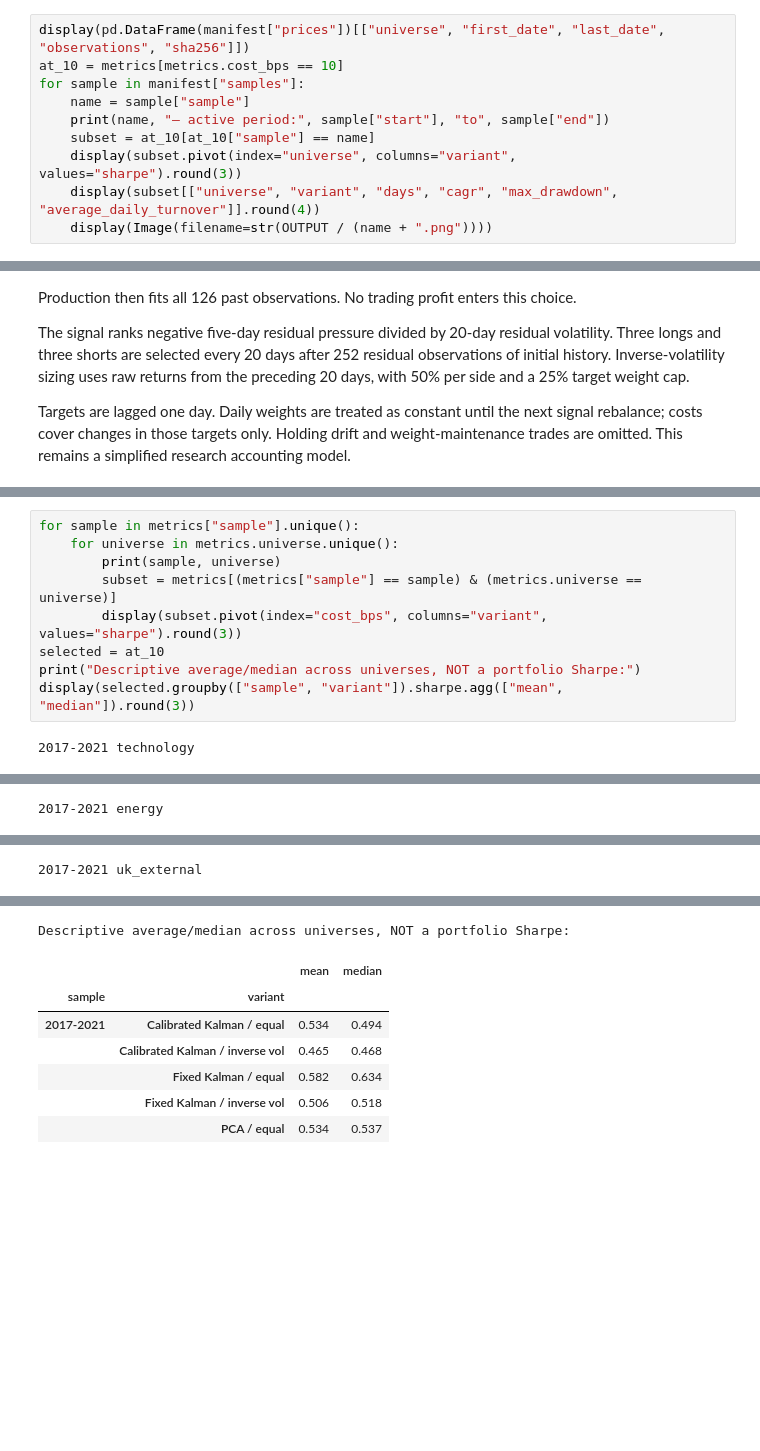
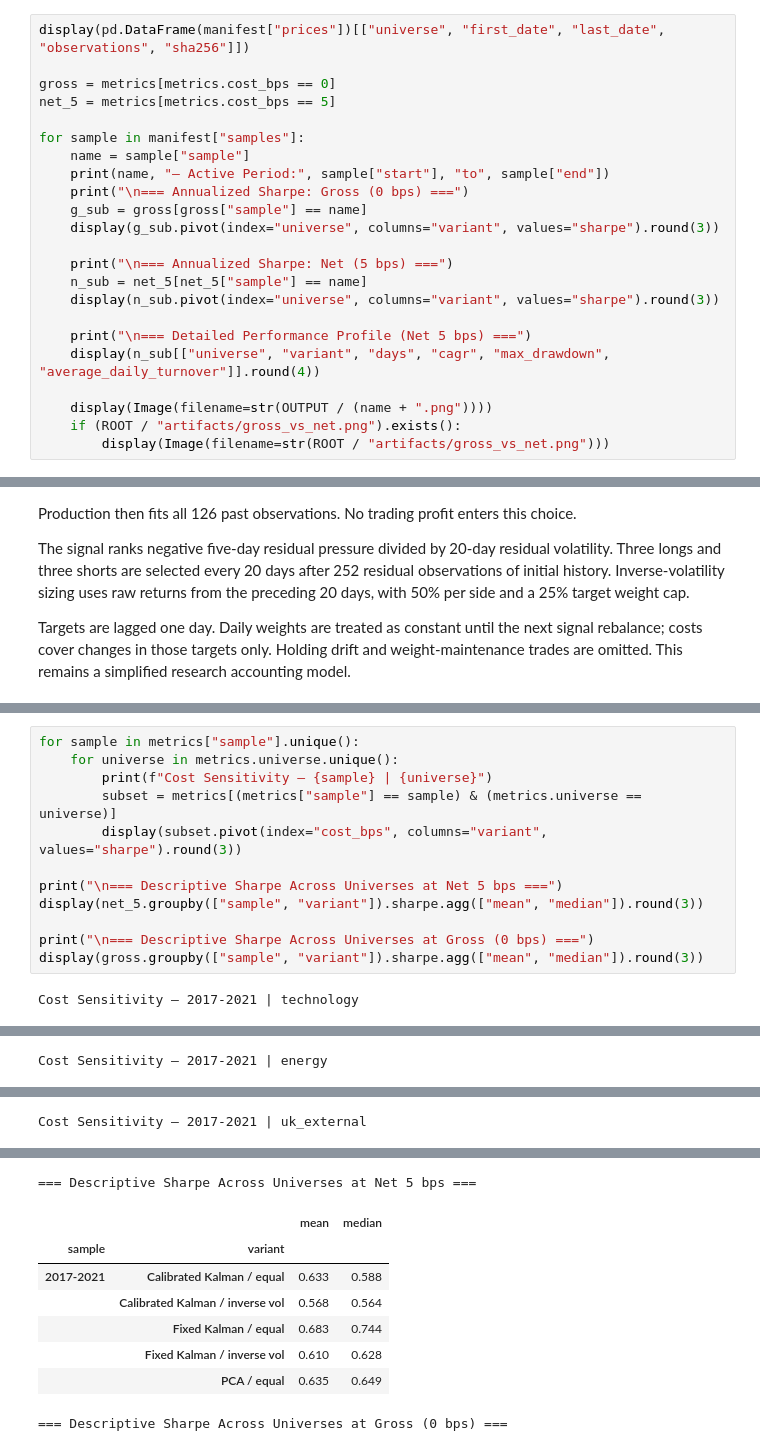
Before and after one commit to Juliansaiani/pca-kalman-stat-arb, a Jupyter notebook: notebooks/research.ipynb, the cells around one changed output, grey strips where cells are left out. Cells and saved outputs as stored; diff of their text form; blank space fills up the shorter version.

```diff
--- a/notebooks/research.ipynb
+++ b/notebooks/research.ipynb
@@ -41,13 +43,26 @@ The model and signal-history windows use the configured 2017–2021 observations
 The active window is 9 July 2018–31 December 2021. All series have exactly the same first and last calendar date. There are no initial zero-exposure rows in the figures, and all five variants are plotted.
 # %%
 display(pd.DataFrame(manifest["prices"])[["universe", "first_date", "last_date", "observations", "sha256"]])
-at_10 = metrics[metrics.cost_bps == 10]
+
+gross = metrics[metrics.cost_bps == 0]
+net_5 = metrics[metrics.cost_bps == 5]
+
 for sample in manifest["samples"]:
     name = sample["sample"]
-    print(name, "— active period:", sample["start"], "to", sample["end"])
-    subset = at_10[at_10["sample"] == name]
-    display(subset.pivot(index="universe", columns="variant", values="sharpe").round(3))
-    display(subset[["universe", "variant", "days", "cagr", "max_drawdown", "average_daily_turnover"]].round(4))
+    print(name, "— Active Period:", sample["start"], "to", sample["end"])
+    print("\n=== Annualized Sharpe: Gross (0 bps) ===")
+    g_sub = gross[gross["sample"] == name]
+    display(g_sub.pivot(index="universe", columns="variant", values="sharpe").round(3))
+
+    print("\n=== Annualized Sharpe: Net (5 bps) ===")
+    n_sub = net_5[net_5["sample"] == name]
+    display(n_sub.pivot(index="universe", columns="variant", values="sharpe").round(3))
+
+    print("\n=== Detailed Performance Profile (Net 5 bps) ===")
+    display(n_sub[["universe", "variant", "days", "cagr", "max_drawdown", "average_daily_turnover"]].round(4))
+
     display(Image(filename=str(OUTPUT / (name + ".png"))))
+    if (ROOT / "artifacts/gross_vs_net.png").exists():
+        display(Image(filename=str(ROOT / "artifacts/gross_vs_net.png")))
 # %% [output]
 |  | universe | first_date | last_date | observations | sha256 |
@@ -99,14 +125,17 @@ The five variants use the same evaluation dates and turnover-cost convention. Al
 # %%
 for sample in metrics["sample"].unique():
     for universe in metrics.universe.unique():
-        print(sample, universe)
+        print(f"Cost Sensitivity — {sample} | {universe}")
         subset = metrics[(metrics["sample"] == sample) & (metrics.universe == universe)]
         display(subset.pivot(index="cost_bps", columns="variant", values="sharpe").round(3))
-selected = at_10
-print("Descriptive average/median across universes, NOT a portfolio Sharpe:")
-display(selected.groupby(["sample", "variant"]).sharpe.agg(["mean", "median"]).round(3))
+
+print("\n=== Descriptive Sharpe Across Universes at Net 5 bps ===")
+display(net_5.groupby(["sample", "variant"]).sharpe.agg(["mean", "median"]).round(3))
+
+print("\n=== Descriptive Sharpe Across Universes at Gross (0 bps) ===")
+display(gross.groupby(["sample", "variant"]).sharpe.agg(["mean", "median"]).round(3))
 # %% [output]
-2017-2021 technology
+Cost Sensitivity — 2017-2021 | technology
 | variant | Calibrated Kalman / equal | Calibrated Kalman / inverse vol | Fixed Kalman / equal | Fixed Kalman / inverse vol | PCA / equal |
 | cost_bps |  |  |  |  |  |
 | 0 | 0.603 | 0.417 | 0.755 | 0.535 | 0.745 |
@@ -117,28 +146,29 @@ display(selected.groupby(["sample", "variant"]).sharpe.agg(["mean", "median"]).r
 | variant | Calibrated Kalman / equal | Calibrated Kalman / inverse vol | Fixed Kalman / equal | Fixed Kalman / inverse vol | PCA / equal |
 | cost_bps |  |  |  |  |  |
 | 0 | 0.774 | 0.749 | 0.952 | 0.941 | 0.777 |
 | 5 | 0.661 | 0.635 | 0.832 | 0.821 | 0.652 |
 | 10 | 0.547 | 0.520 | 0.710 | 0.700 | 0.527 |
 | 20 | 0.319 | 0.290 | 0.466 | 0.456 | 0.275 |
-2017-2021 energy
+Cost Sensitivity — 2017-2021 | energy
 | variant | Calibrated Kalman / equal | Calibrated Kalman / inverse vol | Fixed Kalman / equal | Fixed Kalman / inverse vol | PCA / equal |
 | cost_bps |  |  |  |  |  |
 | 0 | 0.589 | 0.572 | 0.410 | 0.392 | 0.410 |
 | 5 | 0.514 | 0.494 | 0.336 | 0.313 | 0.336 |
 | 10 | 0.440 | 0.416 | 0.262 | 0.234 | 0.262 |
 | 20 | 0.291 | 0.260 | 0.114 | 0.076 | 0.114 |
-2017-2021 uk_external
+Cost Sensitivity — 2017-2021 | uk_external
 | variant | Calibrated Kalman / equal | Calibrated Kalman / inverse vol | Fixed Kalman / equal | Fixed Kalman / inverse vol | PCA / equal |
 | cost_bps |  |  |  |  |  |
 | 0 | 0.959 | 0.941 | 1.015 | 0.991 | 1.015 |
 | 5 | 0.850 | 0.822 | 0.907 | 0.873 | 0.907 |
 | 10 | 0.740 | 0.702 | 0.798 | 0.753 | 0.798 |
 | 20 | 0.521 | 0.463 | 0.580 | 0.515 | 0.580 |
-Descriptive average/median across universes, NOT a portfolio Sharpe:
+=== Descriptive Sharpe Across Universes at Net 5 bps ===
 |  |  | mean | median |
 | sample | variant |  |  |
-| 2017-2021 | Calibrated Kalman / equal | 0.534 | 0.494 |
-|  | Calibrated Kalman / inverse vol | 0.465 | 0.468 |
-|  | Fixed Kalman / equal | 0.582 | 0.634 |
-|  | Fixed Kalman / inverse vol | 0.506 | 0.518 |
-|  | PCA / equal | 0.534 | 0.537 |
+| 2017-2021 | Calibrated Kalman / equal | 0.633 | 0.588 |
+|  | Calibrated Kalman / inverse vol | 0.568 | 0.564 |
+|  | Fixed Kalman / equal | 0.683 | 0.744 |
+|  | Fixed Kalman / inverse vol | 0.610 | 0.628 |
+|  | PCA / equal | 0.635 | 0.649 |
+=== Descriptive Sharpe Across Universes at Gross (0 bps) ===
```
Also changed, not shown: parts of 6 cells of this notebook, 13 other files.
